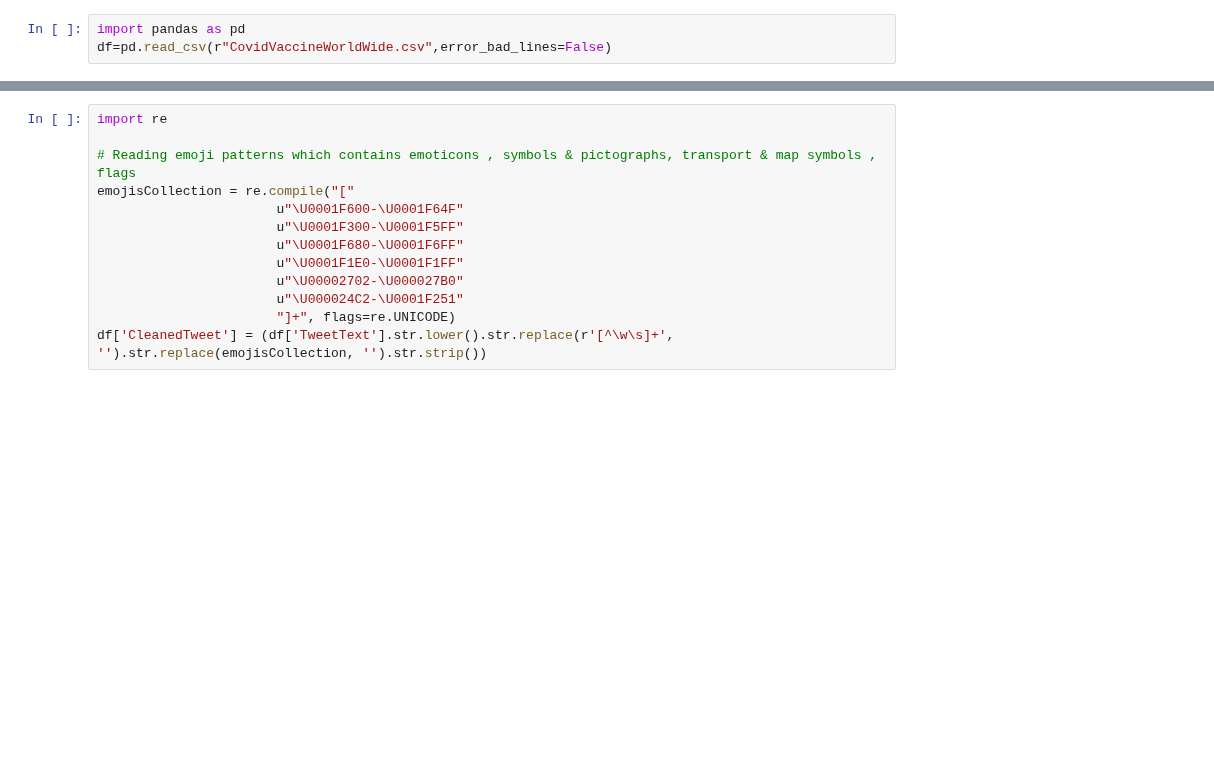
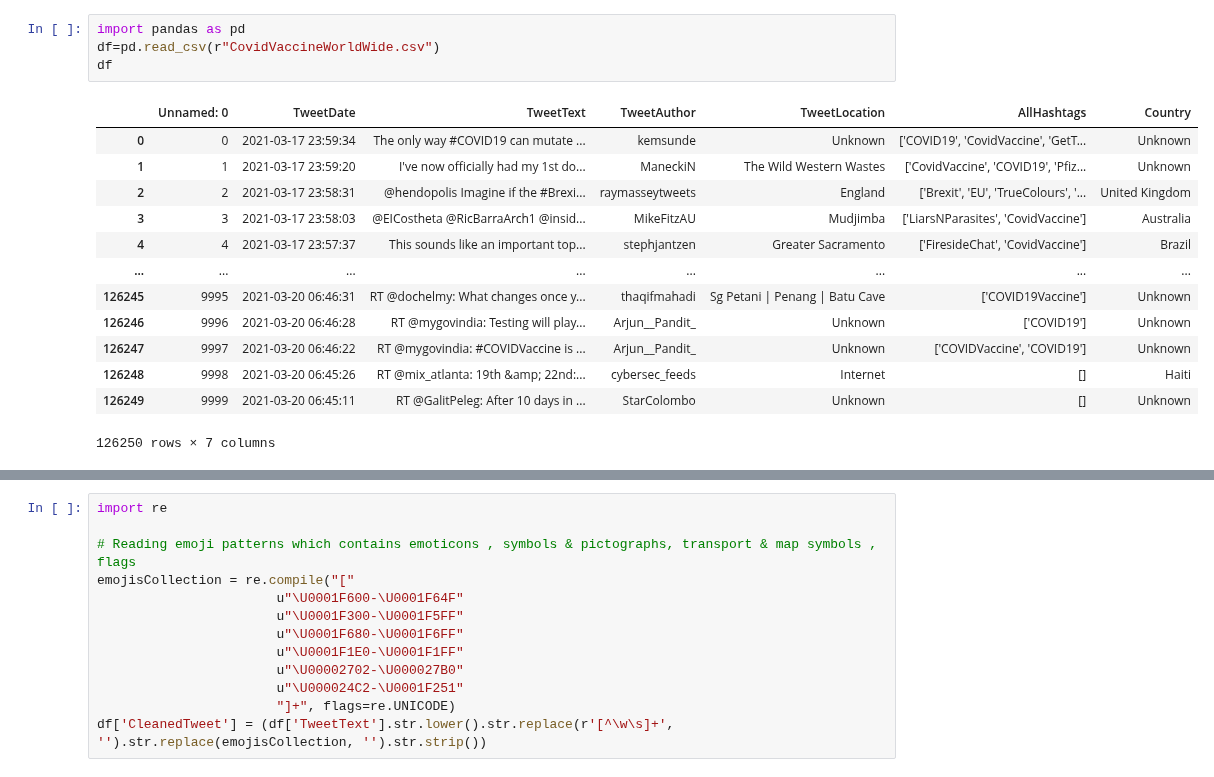
Before and after one commit to Nagmashaik123/Section203-Group06, a Jupyter notebook: Data_Cleaning_Tweets.ipynb, the cells around one changed output, grey strips where cells are left out. Saved outputs shown, nothing was run; the diff lists cells and outputs as text; blank space fills up the shorter version.

```diff
--- a/Data_Cleaning_Tweets.ipynb
+++ b/Data_Cleaning_Tweets.ipynb
@@ -2,7 +2,22 @@
 <a href="https://colab.research.google.com/github/Nagmashaik123/Section203-Group06/blob/main/Data_Cleaning_Tweets.ipynb" target="_parent"><img src="https://colab.research.google.com/assets/colab-badge.svg" alt="Open In Colab"/></a>
 # %%
 import pandas as pd
-df=pd.read_csv(r"CovidVaccineWorldWide.csv",error_bad_lines=False)
+df=pd.read_csv(r"CovidVaccineWorldWide.csv")
+df
+# %% [output]
+|  | Unnamed: 0 | TweetDate | TweetText | TweetAuthor | TweetLocation | AllHashtags | Country |
+| 0 | 0 | 2021-03-17 23:59:34 | The only way #COVID19 can mutate ... | kemsunde | Unknown | ['COVID19', 'CovidVaccine', 'GetT... | Unknown |
+| 1 | 1 | 2021-03-17 23:59:20 | I've now officially had my 1st do... | ManeckiN | The Wild Western Wastes | ['CovidVaccine', 'COVID19', 'Pfiz... | Unknown |
+| 2 | 2 | 2021-03-17 23:58:31 | @hendopolis Imagine if the #Brexi... | raymasseytweets | England | ['Brexit', 'EU', 'TrueColours', '... | United Kingdom |
+| 3 | 3 | 2021-03-17 23:58:03 | @EICostheta @RicBarraArch1 @insid... | MikeFitzAU | Mudjimba | ['LiarsNParasites', 'CovidVaccine'] | Australia |
+| 4 | 4 | 2021-03-17 23:57:37 | This sounds like an important top... | stephjantzen | Greater Sacramento | ['FiresideChat', 'CovidVaccine'] | Brazil |
+| ... | ... | ... | ... | ... | ... | ... | ... |
+| 126245 | 9995 | 2021-03-20 06:46:31 | RT @dochelmy: What changes once y... | thaqifmahadi | Sg Petani | Penang | Batu Cave | ['COVID19Vaccine'] | Unknown |
+| 126246 | 9996 | 2021-03-20 06:46:28 | RT @mygovindia: Testing will play... | Arjun__Pandit_ | Unknown | ['COVID19'] | Unknown |
+| 126247 | 9997 | 2021-03-20 06:46:22 | RT @mygovindia: #COVIDVaccine is ... | Arjun__Pandit_ | Unknown | ['COVIDVaccine', 'COVID19'] | Unknown |
+| 126248 | 9998 | 2021-03-20 06:45:26 | RT @mix_atlanta: 19th &amp; 22nd:... | cybersec_feeds | Internet | [] | Haiti |
+| 126249 | 9999 | 2021-03-20 06:45:11 | RT @GalitPeleg: After 10 days in ... | StarColombo | Unknown | [] | Unknown |
+126250 rows × 7 columns
 # %%
 import nltk
 nltk.download()
```
Also changed, not shown: parts of 3 cells of this notebook.
